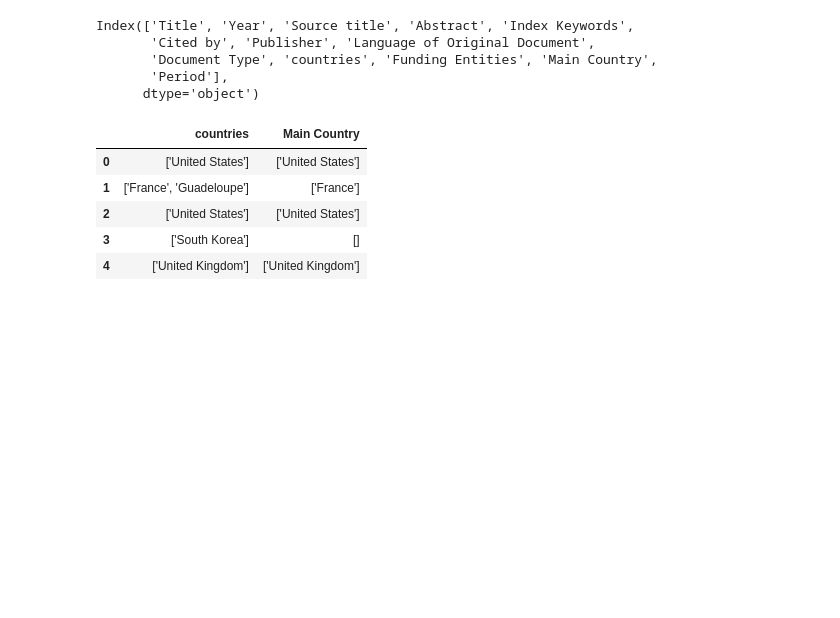
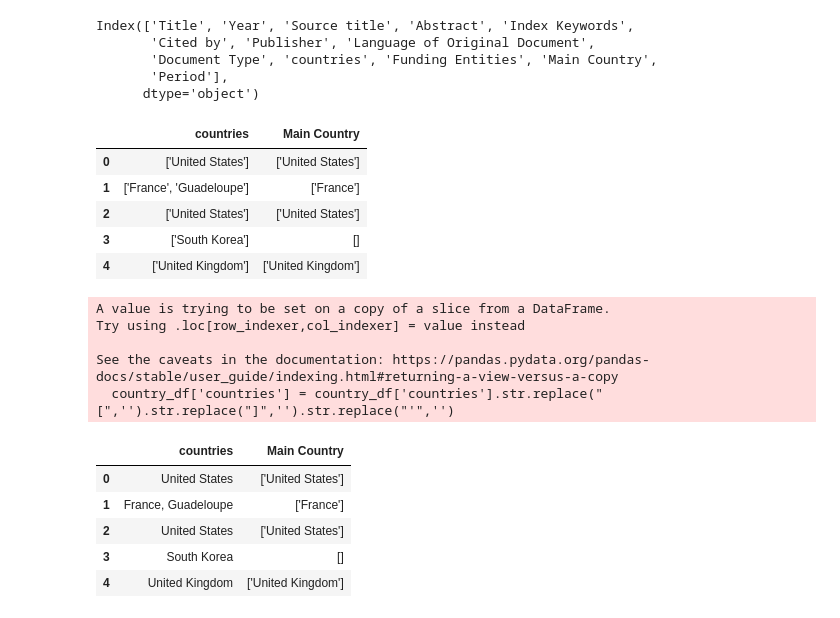
Before and after one commit to msherrif04/OphthoViz, a Jupyter notebook: notebooks/data_wrangling_02.ipynb, the cells around one changed output. Saved outputs shown, nothing was run; the diff lists cells and outputs as text; code cells hidden in the pictures; blank space fills up the shorter version.

```diff
--- a/notebooks/data_wrangling_02.ipynb
+++ b/notebooks/data_wrangling_02.ipynb
@@ -141,0 +151,17 @@ country_df.head()
+# %%
+#adding a number of collaborating countries column the number of countries = collaborators and assuming atleast collaborator per paper
+#convert the countries from str in to list
+country_df['countries'] = country_df['countries'].str.replace("[",'').str.replace("]",'').str.replace("'",'')
+country_df.head()
+# %% [output]
+A value is trying to be set on a copy of a slice from a DataFrame.
+Try using .loc[row_indexer,col_indexer] = value instead
+
+See the caveats in the documentation: https://pandas.pydata.org/pandas-docs/stable/user_guide/indexing.html#returning-a-view-versus-a-copy
+  country_df['countries'] = country_df['countries'].str.replace("[",'').str.replace("]",'').str.replace("'",'')
+|  | countries | Main Country |
+| 0 | United States | ['United States'] |
+| 1 | France, Guadeloupe | ['France'] |
+| 2 | United States | ['United States'] |
+| 3 | South Korea | [] |
+| 4 | United Kingdom | ['United Kingdom'] |
```
Also changed, not shown: parts of 19 cells of this notebook, 9 other files.
